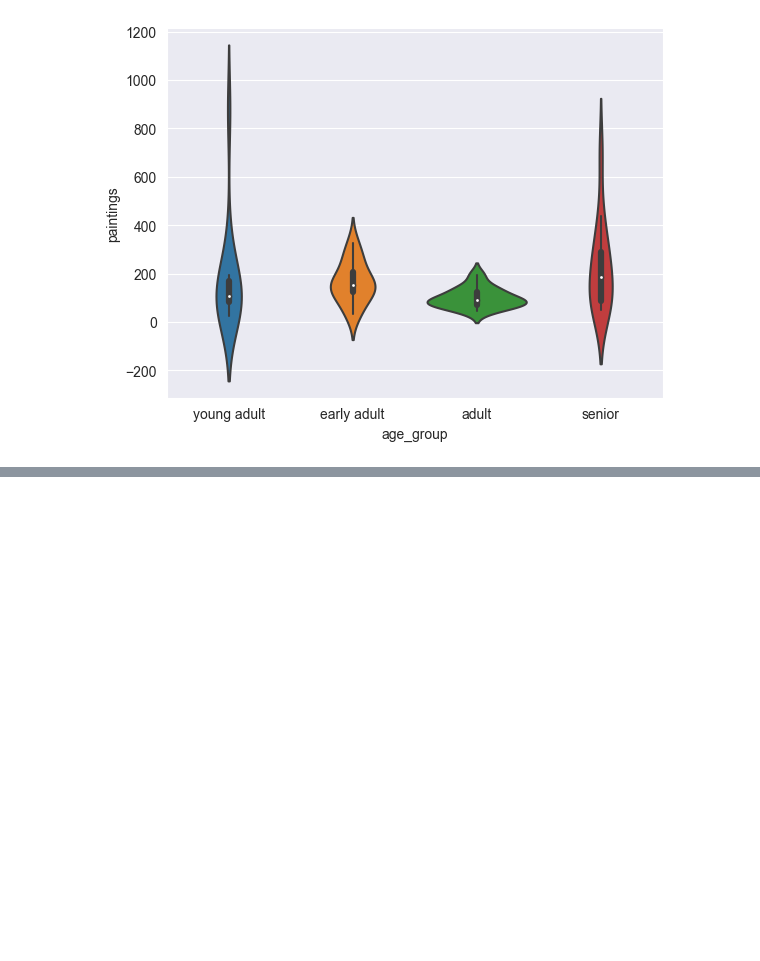
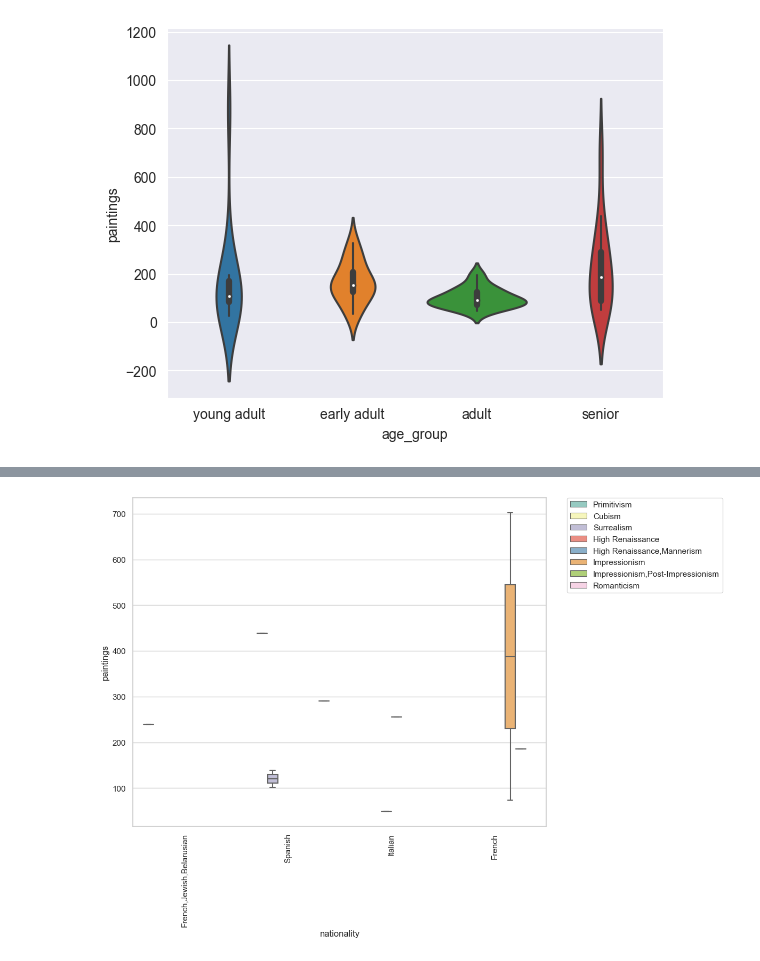
Before and after one commit to pooyanosk1382/BestArt, a Jupyter notebook: BestArt.ipynb, the cells around one changed output, grey strips where cells are left out. Saved outputs shown, nothing was run; the diff lists cells and outputs as text; code cells hidden in the pictures; blank space fills up the shorter version.

```diff
--- a/BestArt.ipynb
+++ b/BestArt.ipynb
@@ -294,0 +306,8 @@ plt.show()
+# %%
+plt.figure(figsize=(10,8))
+sns.boxplot(x=df['nationality'][:10],y=df['paintings'][:10],hue=df['genre'][:10],palette="Set3")
+plt.xticks(rotation=90)
+plt.legend(bbox_to_anchor=(1.05, 1), loc='upper left', borderaxespad=0.)
+plt.show()
+# %% [output]
+[figure, added]
```
Also changed, not shown: parts of 8 cells of this notebook.
